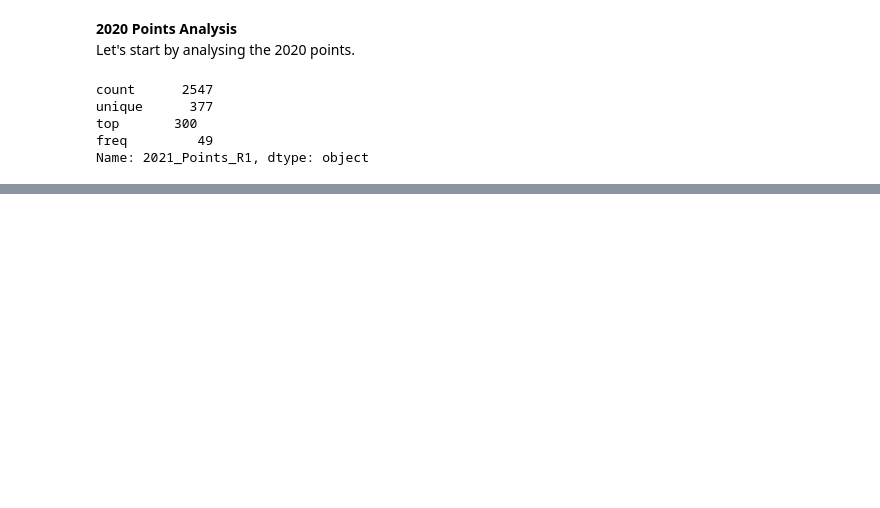
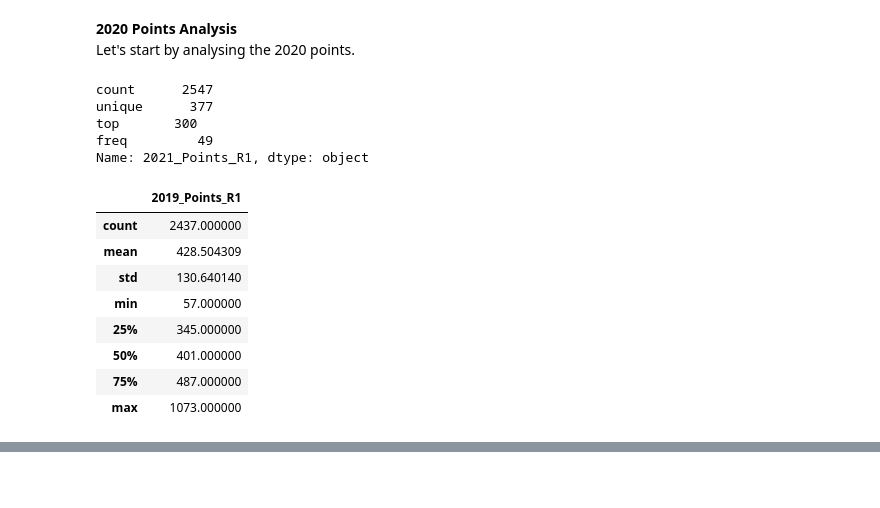
Before and after one commit to G00398258/fundsofda-assessment, a Jupyter notebook: cao.ipynb, the cells around one changed output, grey strips where cells are left out. Drawn from its saved outputs; the diff is of its cells as text; code cells hidden in the pictures; blank space fills up the shorter version.

```diff
--- a/cao.ipynb
+++ b/cao.ipynb
@@ -395,6 +395,18 @@ unique      377
 top       300
 freq         49
 Name: 2021_Points_R1, dtype: object
+# %%
+df_allcourses.describe()
+# %% [output]
+|  | 2019_Points_R1 |
+| count | 2437.000000 |
+| mean | 428.504309 |
+| std | 130.640140 |
+| min | 57.000000 |
+| 25% | 345.000000 |
+| 50% | 401.000000 |
+| 75% | 487.000000 |
+| max | 1073.000000 |
 # %%
 # Sorting by course code
 df_allcourses = df_allcourses.sort_values("Course_Code")
```
Also changed, not shown: parts of 21 cells of this notebook, 25 other files.
